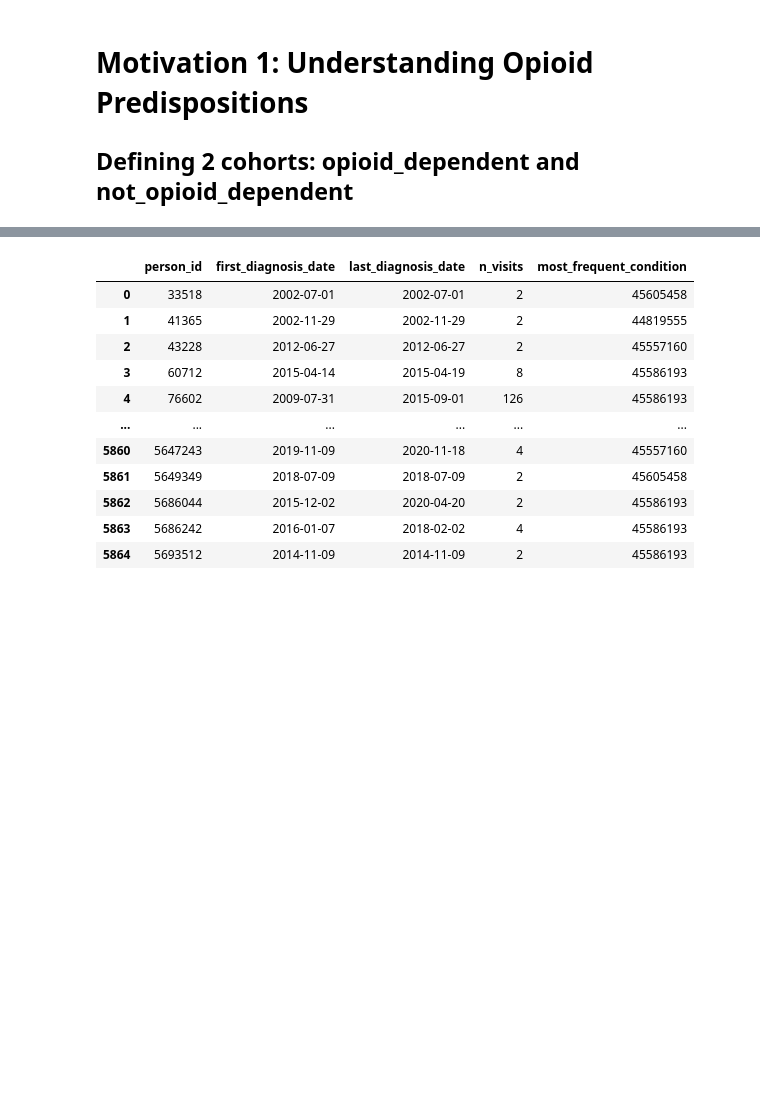
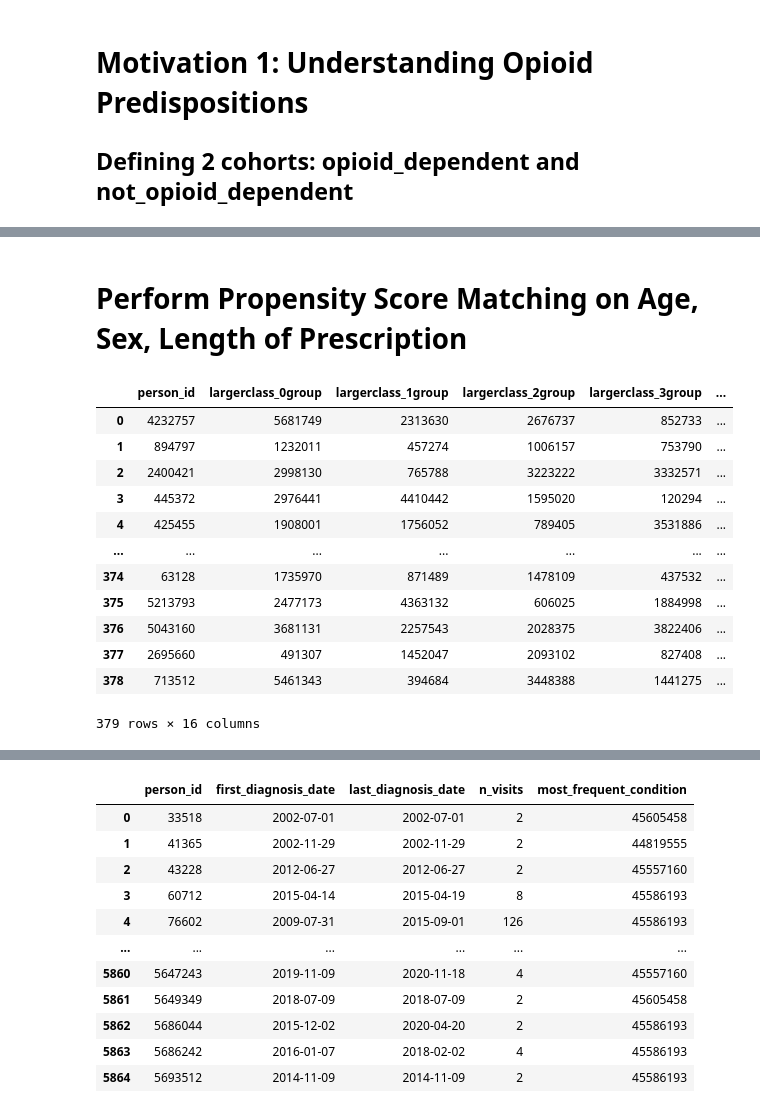
Before and after one commit to sanjayontheweb/SergioRotation, a Jupyter notebook: AddictionEHRQuery.ipynb, the cells around one changed output, grey strips where cells are left out. Saved outputs shown, nothing was run; the diff lists cells and outputs as text; code cells hidden in the pictures; blank space fills up the shorter version.

```diff
--- a/AddictionEHRQuery.ipynb
+++ b/AddictionEHRQuery.ipynb
@@ -318,0 +384,2 @@ run_query(sql_conn, query_not_op_ids)
+# %% [markdown]
+# Perform Propensity Score Matching on Age, Sex, Length of Prescription
@@ -318,0 +404,16 @@ run_query(sql_conn, query_not_op_ids)
+# %%
+prop_sm.matched_ids
+# %% [output]
+|  | person_id | largerclass_0group | largerclass_1group | largerclass_2group | largerclass_3group | ... |
+| 0 | 4232757 | 5681749 | 2313630 | 2676737 | 852733 | ... |
+| 1 | 894797 | 1232011 | 457274 | 1006157 | 753790 | ... |
+| 2 | 2400421 | 2998130 | 765788 | 3223222 | 3332571 | ... |
+| 3 | 445372 | 2976441 | 4410442 | 1595020 | 120294 | ... |
+| 4 | 425455 | 1908001 | 1756052 | 789405 | 3531886 | ... |
+| ... | ... | ... | ... | ... | ... | ... |
+| 374 | 63128 | 1735970 | 871489 | 1478109 | 437532 | ... |
+| 375 | 5213793 | 2477173 | 4363132 | 606025 | 1884998 | ... |
+| 376 | 5043160 | 3681131 | 2257543 | 2028375 | 3822406 | ... |
+| 377 | 2695660 | 491307 | 1452047 | 2093102 | 827408 | ... |
+| 378 | 713512 | 5461343 | 394684 | 3448388 | 1441275 | ... |
+379 rows × 16 columns
```
Also changed, not shown: parts of 15 cells of this notebook.
